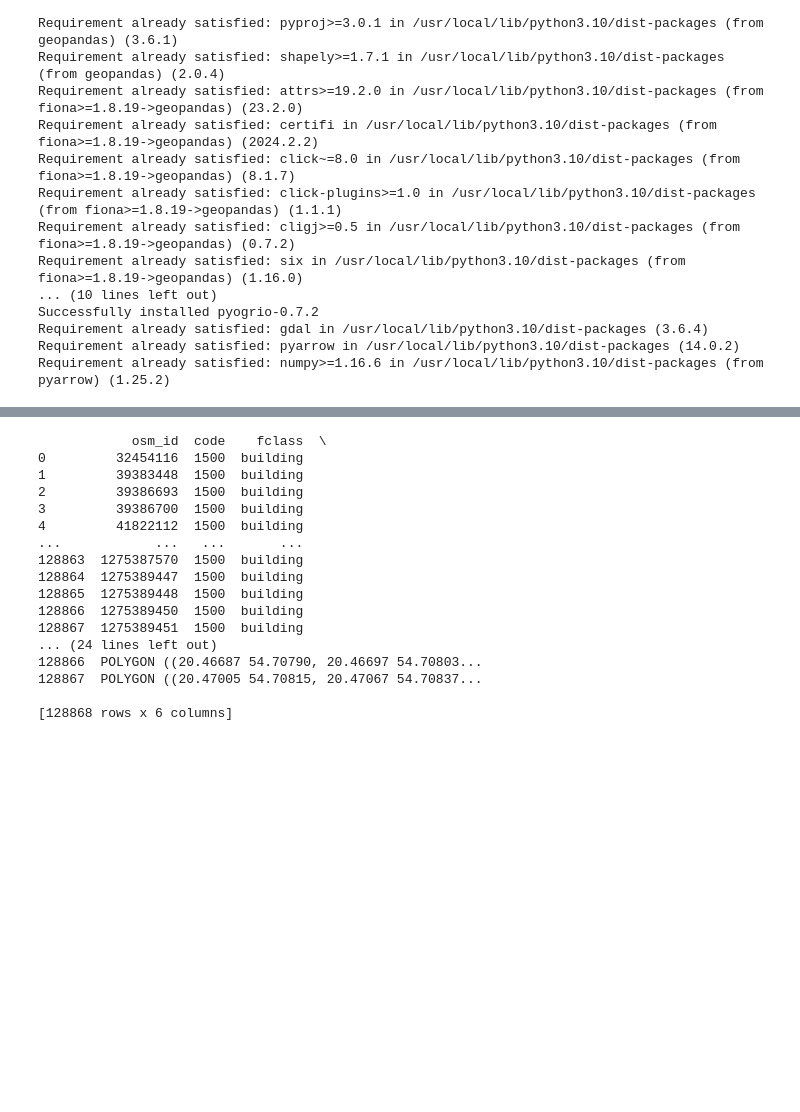
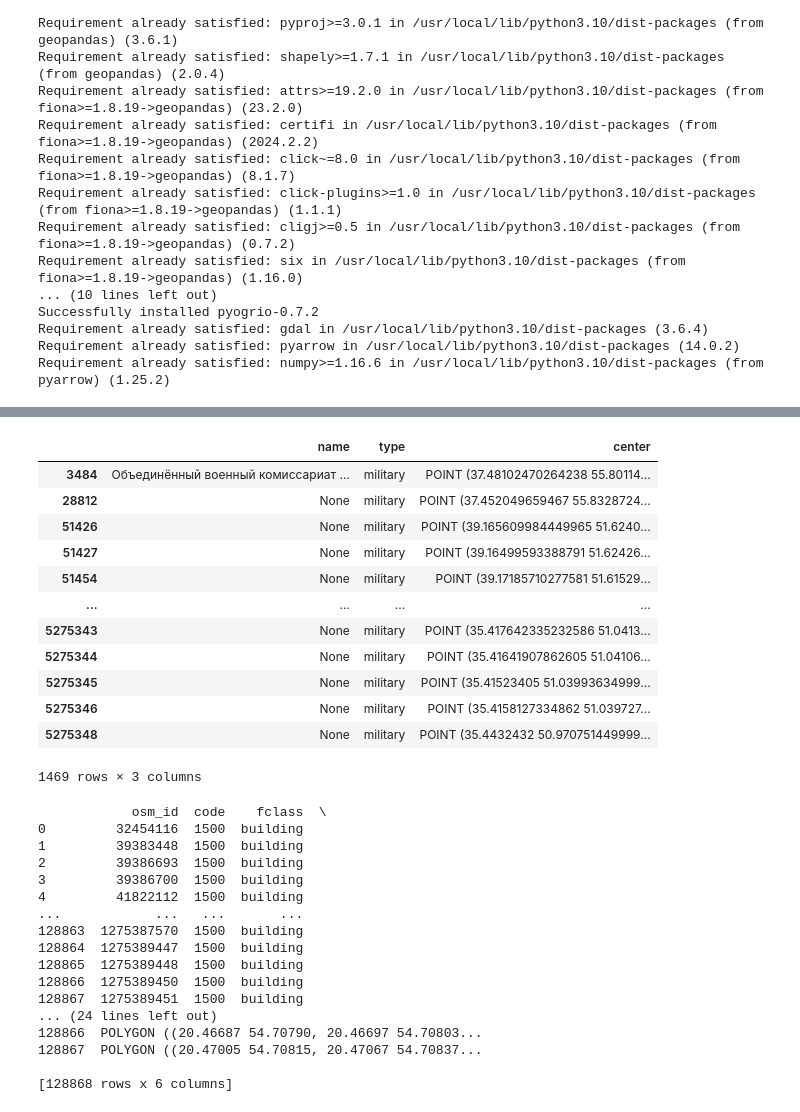
Before and after one commit to yuliiabosher/Map, a Jupyter notebook: Map.ipynb, the cells around one changed output, grey strips where cells are left out. Cells and saved outputs as stored; diff of their text form; code cells hidden in the pictures; blank space fills up the shorter version.

```diff
--- a/Map.ipynb
+++ b/Map.ipynb
@@ -34,3 +50,20 @@ central_district
+# %%
+central_district = central_district[['name','type','center']]
+display(central_district[central_district['type'] == 'military'])
+# %% [output]
+|  | name | type | center |
+| 3484 | Объединённый военный комиссариат ... | military | POINT (37.48102470264238 55.80114... |
+| 28812 | None | military | POINT (37.452049659467 55.8328724... |
+| 51426 | None | military | POINT (39.165609984449965 51.6240... |
+| 51427 | None | military | POINT (39.16499593388791 51.62426... |
+| 51454 | None | military | POINT (39.17185710277581 51.61529... |
+| ... | ... | ... | ... |
+| 5275343 | None | military | POINT (35.417642335232586 51.0413... |
+| 5275344 | None | military | POINT (35.41641907862605 51.04106... |
+| 5275345 | None | military | POINT (35.41523405 51.03993634999... |
+| 5275346 | None | military | POINT (35.4158127334862 51.039727... |
+| 5275348 | None | military | POINT (35.4432432 50.970751449999... |
+1469 rows × 3 columns
 # %%
 kaliningrad_district = gpd.read_file('https://download.geofabrik.de/russia/kaliningrad-latest-free.shp.zip')
 # %%
```
Also changed, not shown: parts of 1 cell of this notebook.
